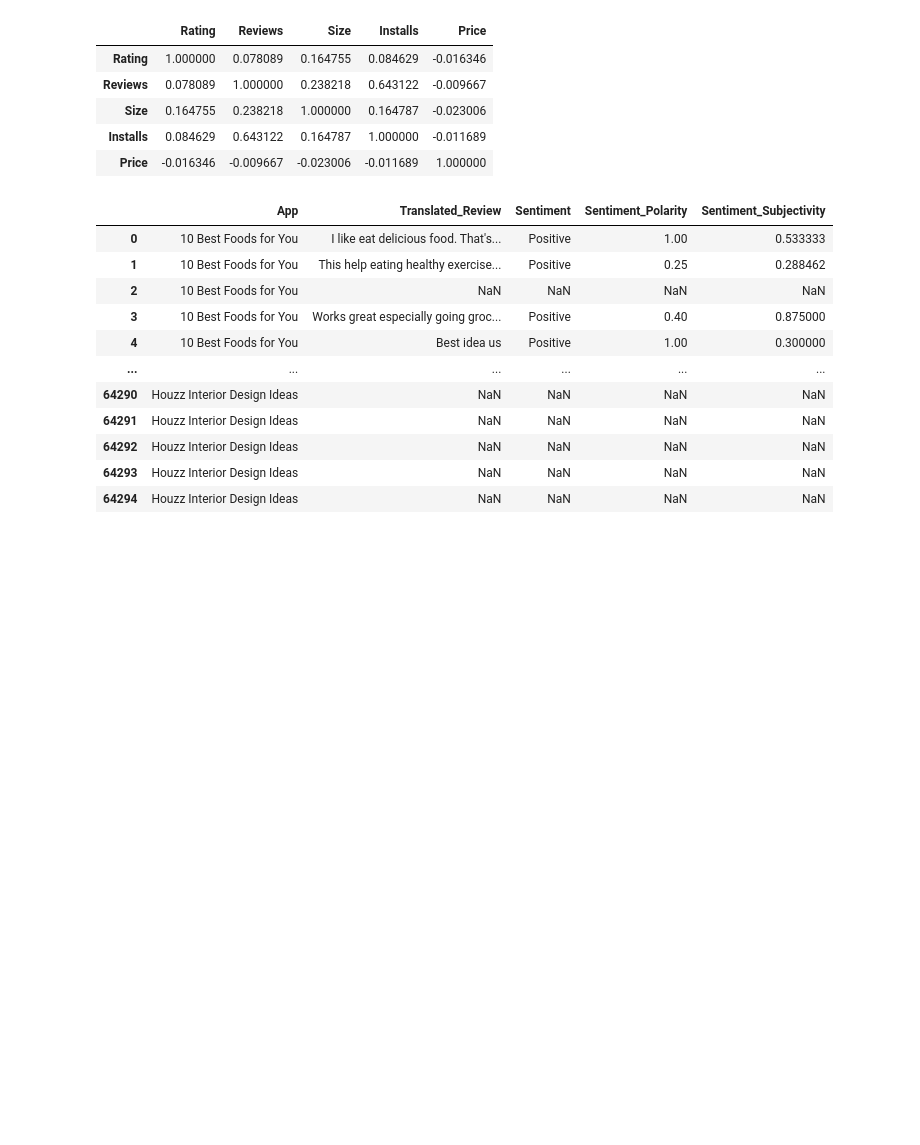
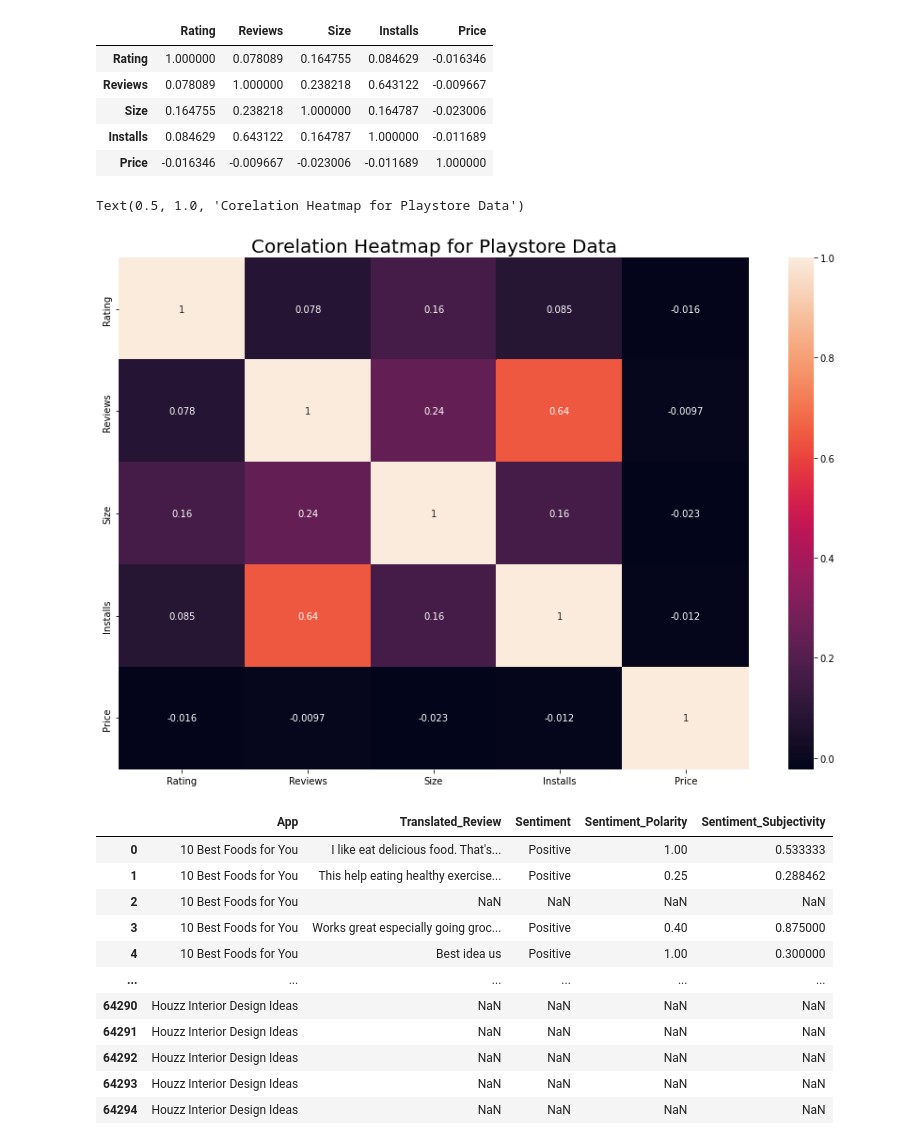
Before and after one commit to Sarvesha11/-Cy-of-Play-Store-App-Review-Analysis, a Jupyter notebook: Cy_of_Play_Store_App_Review_Analysis_Capstone_Project.ipynb, the cells around one changed output. Drawn from its saved outputs; the diff is of its cells as text; code cells hidden in the pictures; blank space fills up the shorter version.

Commit message:
Co-relation between diff column heatmap

```diff
--- a/Cy_of_Play_Store_App_Review_Analysis_Capstone_Project.ipynb
+++ b/Cy_of_Play_Store_App_Review_Analysis_Capstone_Project.ipynb
@@ -276,6 +276,14 @@ df.corr()
 | Size | 0.164755 | 0.238218 | 1.000000 | 0.164787 | -0.023006 |
 | Installs | 0.084629 | 0.643122 | 0.164787 | 1.000000 | -0.011689 |
 | Price | -0.016346 | -0.009667 | -0.023006 | -0.011689 | 1.000000 |
+# %%
+# using the correlation between the different column plot the heatmap
+plt.figure(figsize = (15,10))
+sns.heatmap(df.corr(), annot= True)
+plt.title('Corelation Heatmap for Playstore Data', size=20)
+# %% [output]
+Text(0.5, 1.0, 'Corelation Heatmap for Playstore Data')
+[figure, added]
 # %%
 user_review = '/content/drive/MyDrive/Copy of User Reviews.csv'
 df_rev = pd.read_csv(user_review)
```
